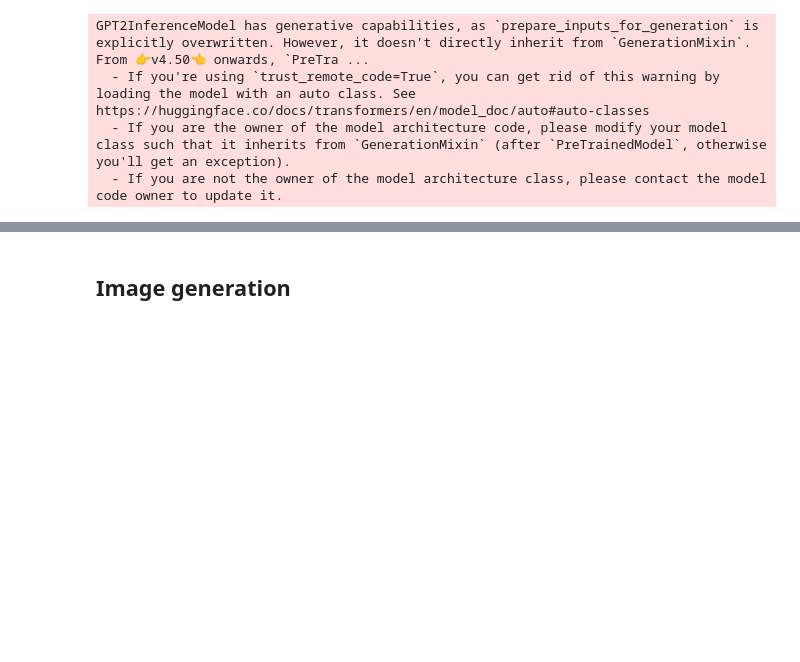
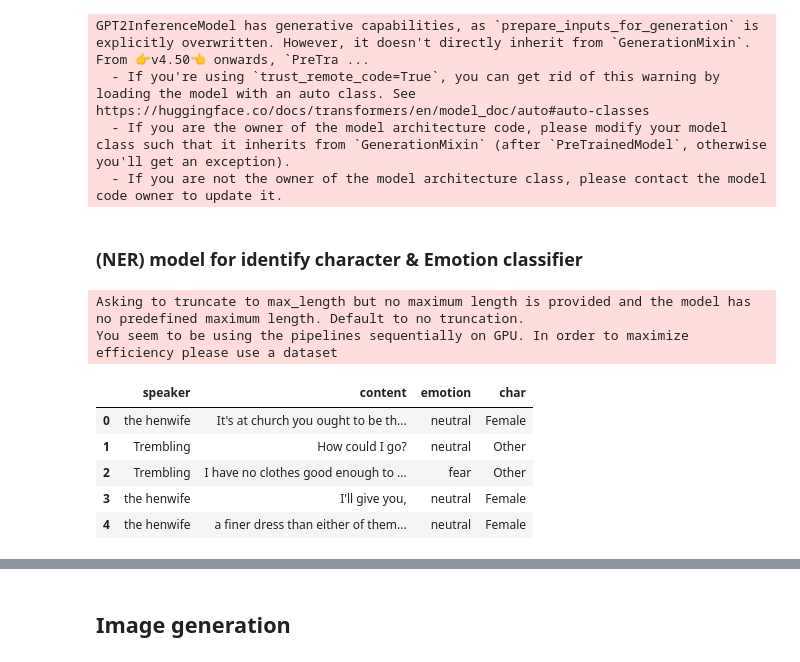
Before and after one commit to kennywang112/LLM, a Jupyter notebook: Full.ipynb, the cells around one changed output, grey strips where cells are left out. Cells and saved outputs as stored; diff of their text form; code cells hidden in the pictures; blank space fills up the shorter version.

```diff
--- a/Full.ipynb
+++ b/Full.ipynb
@@ -56,0 +62,37 @@ home, and wondered whether her darling would have to go hungry.
+# %% [markdown]
+### (NER) model for identify character & Emotion classifier
+# %%
+df = pd.DataFrame({
+    "speaker": [q["speaker"]["name"] for q in result['quotes']],
+    # "context_after": [q["context"]["after"] for q in result['quotes']]
+    "content": [q["quote"] for q in result['quotes']]
+})
+df['content'] = df['content'].str.replace('\n', ' ', regex=False)
+
+df['emotion'] = None
+df['char'] = None
+
+labels = ["Male", "Female", "Other"]
+
+# 獲取情緒和角色身分
+for c in range(df.shape[0]):
+    sentence_with_name = f"{df['speaker'][c]} : {df['content'][c]}"
+    sentence_only = df['content'][c]
+
+    classify_result = classifier(sentence_only)
+    gn_result = gn.predict_entities(sentence_with_name, labels, threshold=0.2)# threshold過高無法判斷
+
+    df.loc[c, 'emotion'] = classify_result[0]['label']
+    df.loc[c, 'char'] = gn_result[0]['label']
+# %% [output]
+Asking to truncate to max_length but no maximum length is provided and the model has no predefined maximum length. Default to no truncation.
+You seem to be using the pipelines sequentially on GPU. In order to maximize efficiency please use a dataset
+# %%
+df.head()
+# %% [output]
+|  | speaker | content | emotion | char |
+| 0 | the henwife | It's at church you ought to be th... | neutral | Female |
+| 1 | Trembling | How could I go? | neutral | Other |
+| 2 | Trembling | I have no clothes good enough to ... | fear | Other |
+| 3 | the henwife | I'll give you, | neutral | Female |
+| 4 | the henwife | a finer dress than either of them... | neutral | Female |
```
Also changed, not shown: parts of 13 cells of this notebook, 19 other files.
